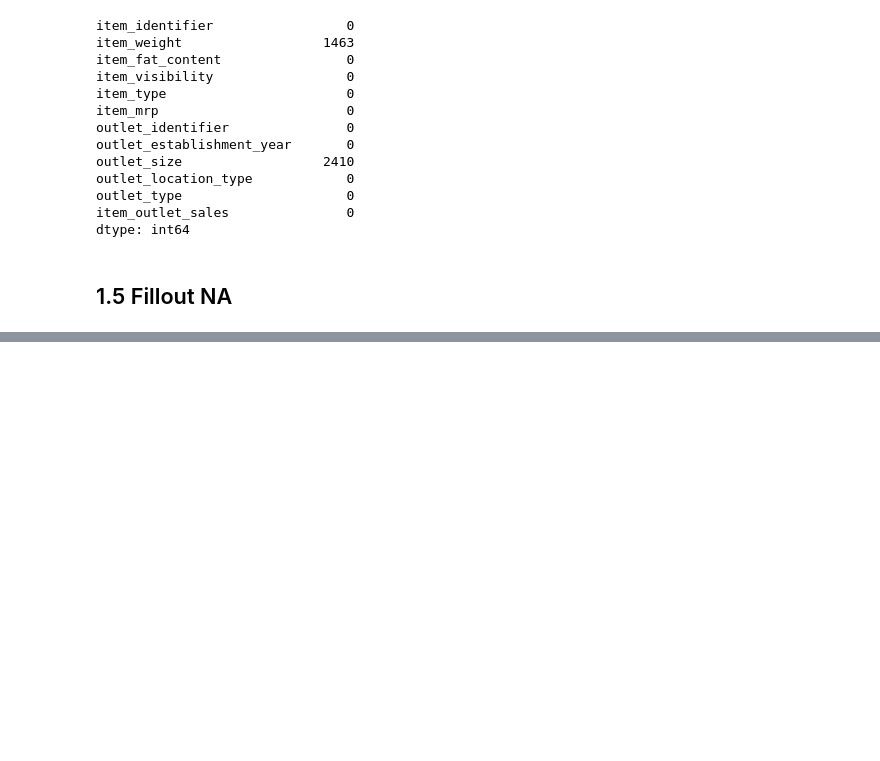
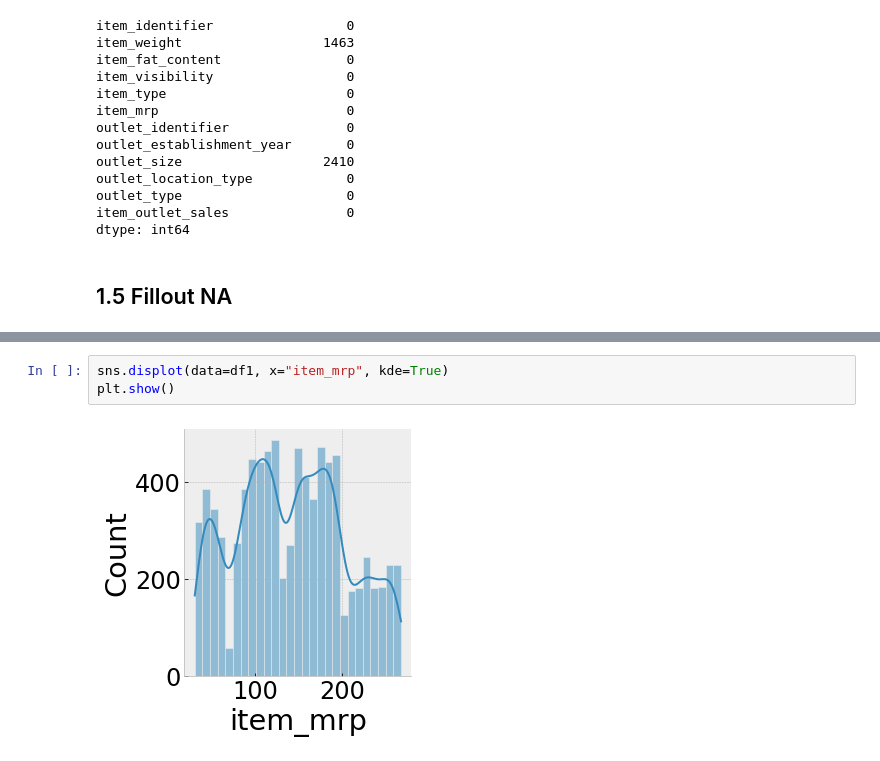
Before and after one commit to giovannadias/big_mart_sales_prediction, a Jupyter notebook: v01_big_mart_sales_prediction.ipynb, the cells around one changed output, grey strips where cells are left out. Cells and saved outputs as stored; diff of their text form; blank space fills up the shorter version.

```diff
--- a/v01_big_mart_sales_prediction.ipynb
+++ b/v01_big_mart_sales_prediction.ipynb
@@ -208,0 +160,5 @@ df1.sample(10)
+# %%
+sns.displot(data=df1, x="item_mrp", kde=True)
+plt.show()
+# %% [output]
+[figure, added]
```
Also changed, not shown: parts of 43 cells of this notebook, 1 other file.
